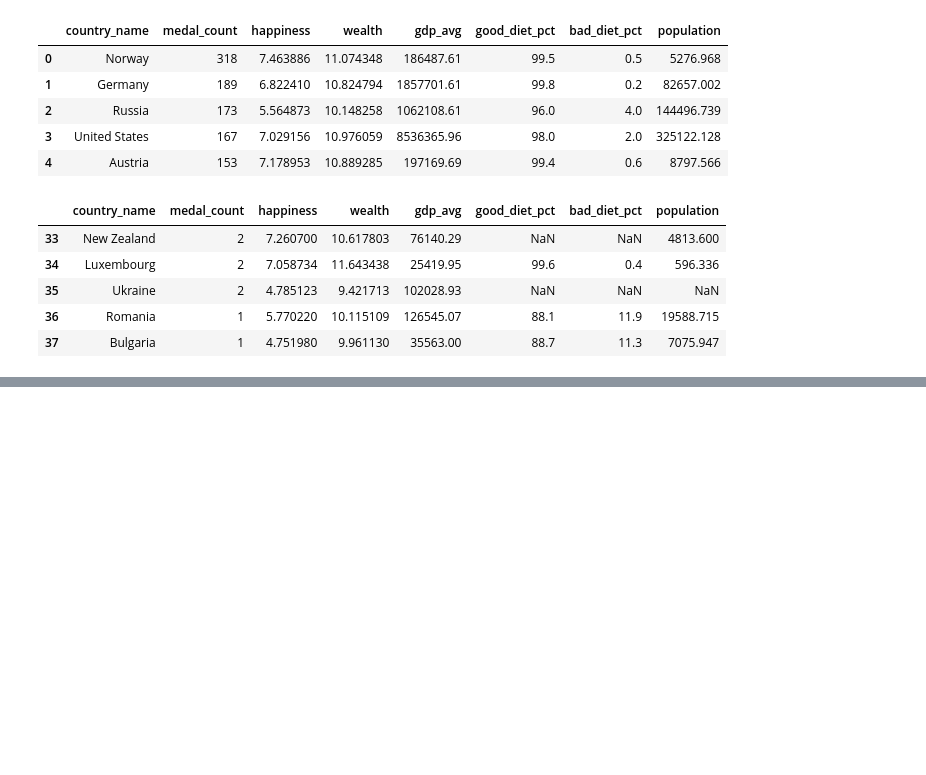
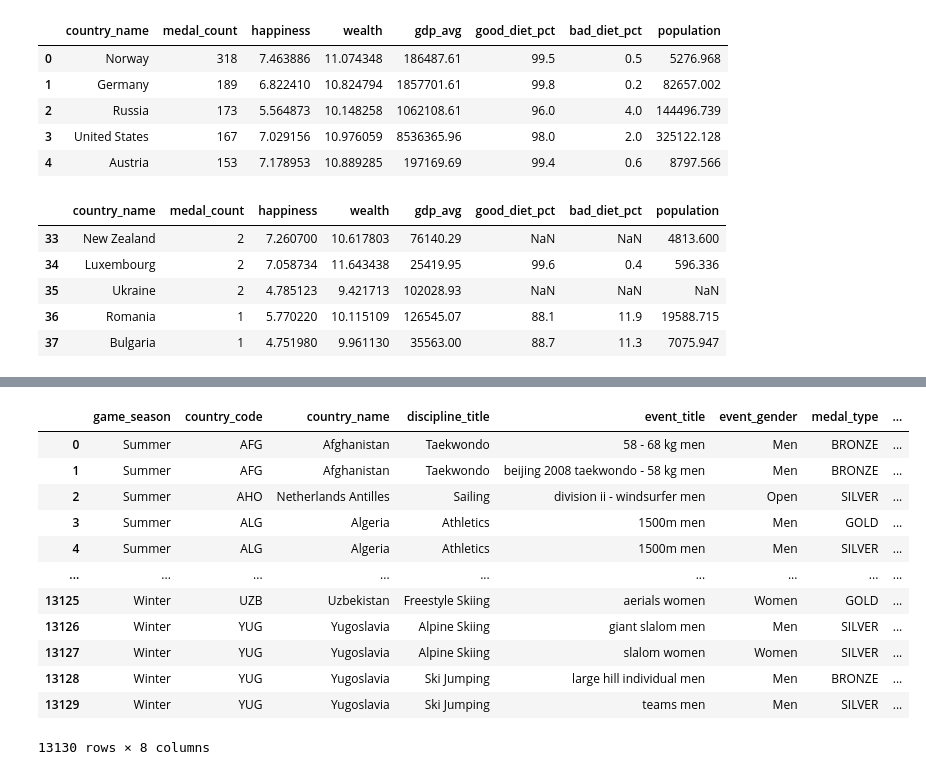
Before and after one commit to JimGile/group3-project1, a Jupyter notebook: src/af_medal_detail_corr_simplified_2.ipynb, the cells around one changed output, grey strips where cells are left out. Cells and saved outputs as stored; diff of their text form; code cells hidden in the pictures; blank space fills up the shorter version.

```diff
--- a/src/af_medal_detail_corr_simplified_2.ipynb
+++ b/src/af_medal_detail_corr_simplified_2.ipynb
@@ -376,0 +300,16 @@ df.set_index('country_name').corr()
+# %%
+df_medal_details
+# %% [output]
+|  | game_season | country_code | country_name | discipline_title | event_title | event_gender | medal_type | ... |
+| 0 | Summer | AFG | Afghanistan | Taekwondo | 58 - 68 kg men | Men | BRONZE | ... |
+| 1 | Summer | AFG | Afghanistan | Taekwondo | beijing 2008 taekwondo - 58 kg men | Men | BRONZE | ... |
+| 2 | Summer | AHO | Netherlands Antilles | Sailing | division ii - windsurfer men | Open | SILVER | ... |
+| 3 | Summer | ALG | Algeria | Athletics | 1500m men | Men | GOLD | ... |
+| 4 | Summer | ALG | Algeria | Athletics | 1500m men | Men | SILVER | ... |
+| ... | ... | ... | ... | ... | ... | ... | ... | ... |
+| 13125 | Winter | UZB | Uzbekistan | Freestyle Skiing | aerials women | Women | GOLD | ... |
+| 13126 | Winter | YUG | Yugoslavia | Alpine Skiing | giant slalom men | Men | SILVER | ... |
+| 13127 | Winter | YUG | Yugoslavia | Alpine Skiing | slalom women | Women | SILVER | ... |
+| 13128 | Winter | YUG | Yugoslavia | Ski Jumping | large hill individual men | Men | BRONZE | ... |
+| 13129 | Winter | YUG | Yugoslavia | Ski Jumping | teams men | Men | SILVER | ... |
+13130 rows × 8 columns
```
Also changed, not shown: parts of 10 cells of this notebook, 2 other files.
